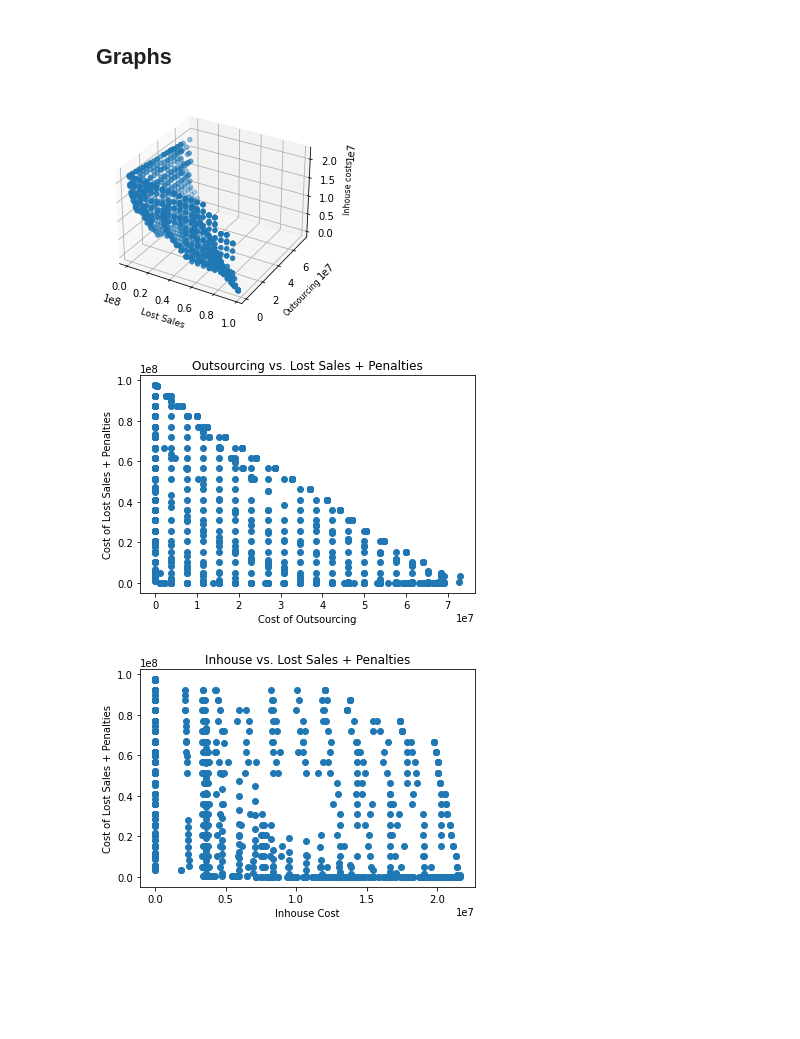
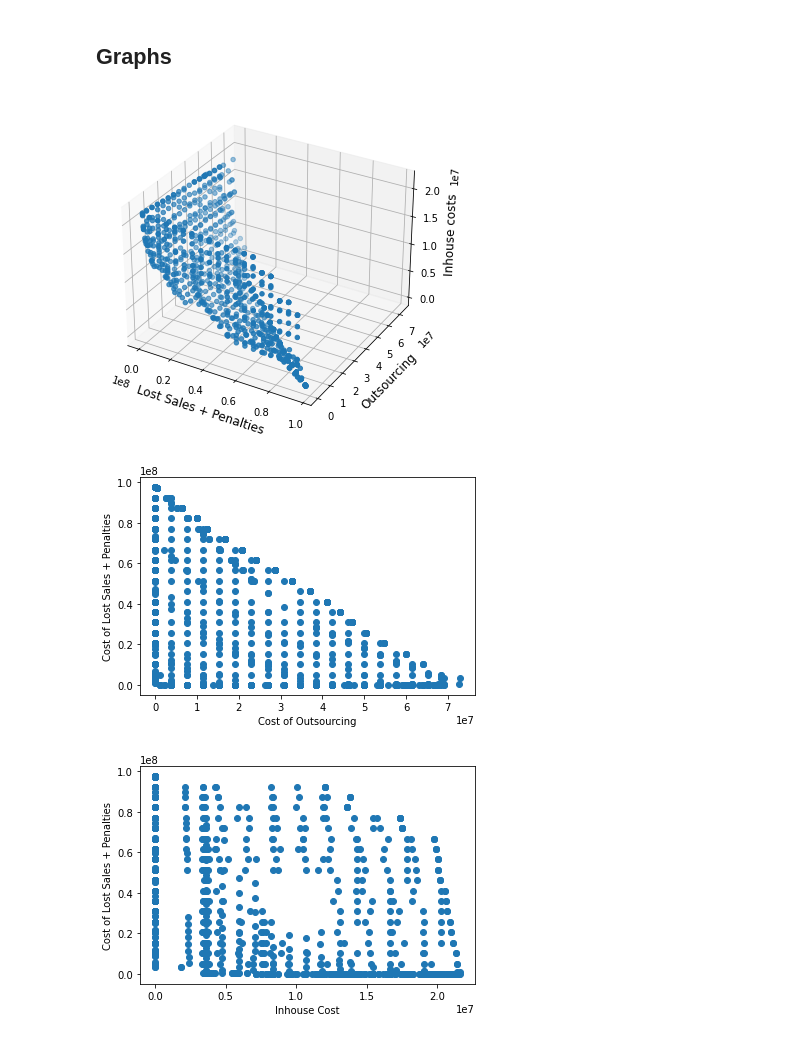
Before and after one commit to dkabe/SC_Resilience, a Jupyter notebook: Notebooks/E_constraint.ipynb, the cells around one changed output. Saved outputs shown, nothing was run; the diff lists cells and outputs as text; code cells hidden in the pictures; blank space fills up the shorter version.

```diff
--- a/Notebooks/E_constraint.ipynb
+++ b/Notebooks/E_constraint.ipynb
@@ -150,31 +150,34 @@ x = data[:,0]
 y = data[:,1]
 z = data[:,2]
 # %%
-fig = plt.figure()
+fig = plt.figure(figsize = (8,6))
 ax = plt.axes(projection='3d')
-ax.set_xlabel("Lost Sales + Penalties", fontsize = 9)
-ax.set_ylabel("Outsourcing", fontsize = 8)
-ax.set_zlabel("Inhouse costs", fontsize = 8)
+ax.set_xlabel("Lost Sales + Penalties", fontsize = 12)
+ax.set_ylabel("Outsourcing", fontsize = 12)
+ax.set_zlabel("Inhouse costs", fontsize = 12)
 ax.scatter3D(z,y,x)
+plt.savefig("/home/dkabe/Model_brainstorming/Images/Instance_1/3dplot.png",bbox_inches = "tight")
 plt.show()
 # %% [output]
-[figure, old version]
+[figure, new version]
 # %%
 plt.scatter(y,z)
 plt.xlabel("Cost of Outsourcing")
 plt.ylabel("Cost of Lost Sales + Penalties")
-plt.title("Outsourcing vs. Lost Sales + Penalties")
+#plt.title("Outsourcing vs. Lost Sales + Penalties")
+plt.savefig("/home/dkabe/Model_brainstorming/Images/Instance_1/ols.png")
 plt.show()
 # %% [output]
-[figure, old version]
+[figure, new version]
 # %%
 plt.scatter(x,z)
 plt.xlabel("Inhouse Cost")
 plt.ylabel("Cost of Lost Sales + Penalties")
-plt.title("Inhouse vs. Lost Sales + Penalties")
+#plt.title("Inhouse vs. Lost Sales + Penalties")
+plt.savefig("/home/dkabe/Model_brainstorming/Images/Instance_1/ils.png")
 plt.show()
 # %% [output]
-[figure, old version]
+[figure, new version]
 # %%
 plt.scatter(x,y)
 plt.xlabel("Inhouse Cost")
```
Also changed, not shown: parts of 5 cells of this notebook.
